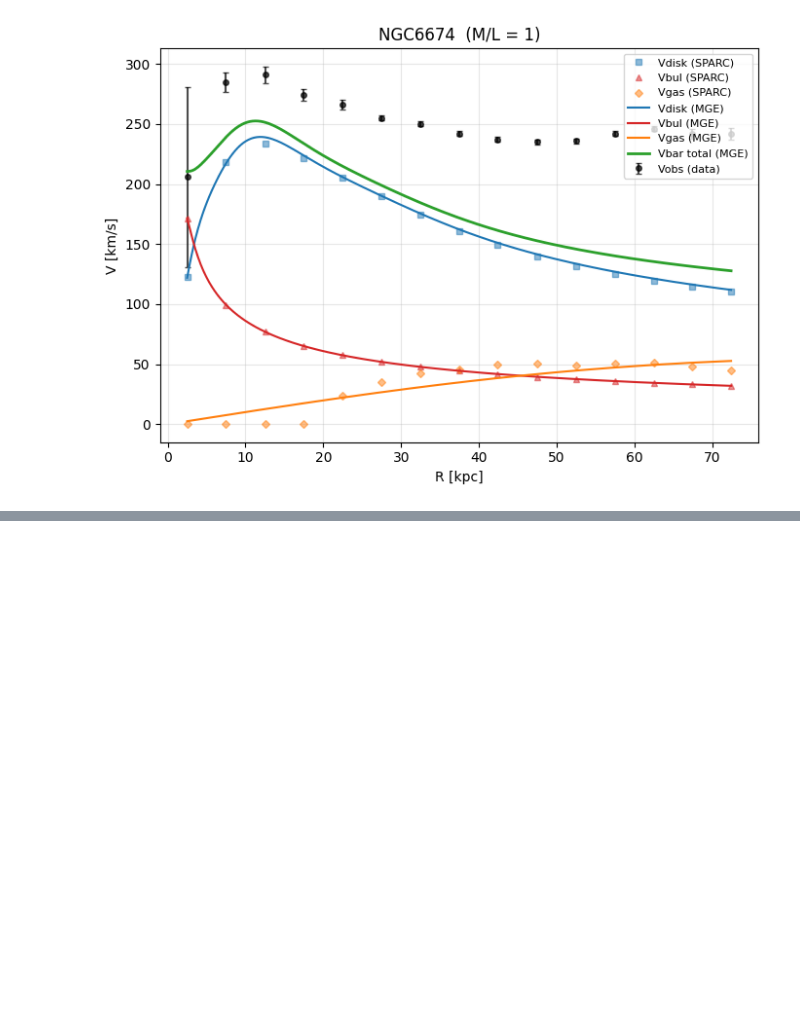
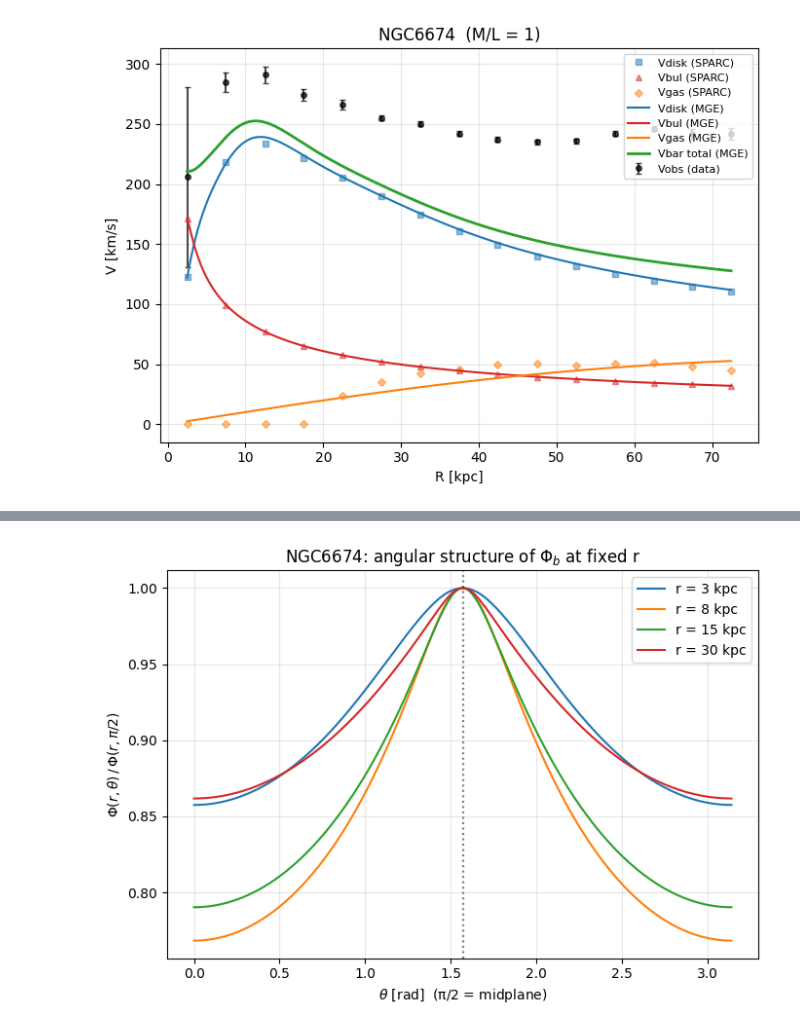
Before and after one commit to AdamSmithOrlik/sidm-rotation-curves-SPARC, a Jupyter notebook: development/surface-brightness-dev.ipynb, the cells around one changed output, grey strips where cells are left out. Cells and saved outputs as stored; diff of their text form; code cells hidden in the pictures; blank space fills up the shorter version.

```diff
--- a/development/surface-brightness-dev.ipynb
+++ b/development/surface-brightness-dev.ipynb
@@ -646,0 +713,13 @@ plt.tight_layout(); plt.show()
+# %%
+th = np.linspace(0, np.pi, 200)
+plt.figure(figsize=(7,5))
+for r0 in [3, 8, 15, 30]:
+    phi = bar.potential(r0*np.ones_like(th), th)
+    plt.plot(th, phi/phi[len(th)//2], label=f"r = {r0} kpc")   # normalize to midplane
+plt.axvline(np.pi/2, color='k', ls=':', alpha=0.5)
+plt.xlabel(r"$\theta$ [rad]  (π/2 = midplane)")
+plt.ylabel(r"$\Phi(r,\theta)\,/\,\Phi(r,\pi/2)$")
+plt.title(f"{bar.galaxy}: angular structure of $\\Phi_b$ at fixed r")
+plt.legend(); plt.grid(alpha=0.3); plt.tight_layout(); plt.show()
+# %% [output]
+[figure, added]
```
Also changed, not shown: parts of 6 cells of this notebook, 2 other files.
